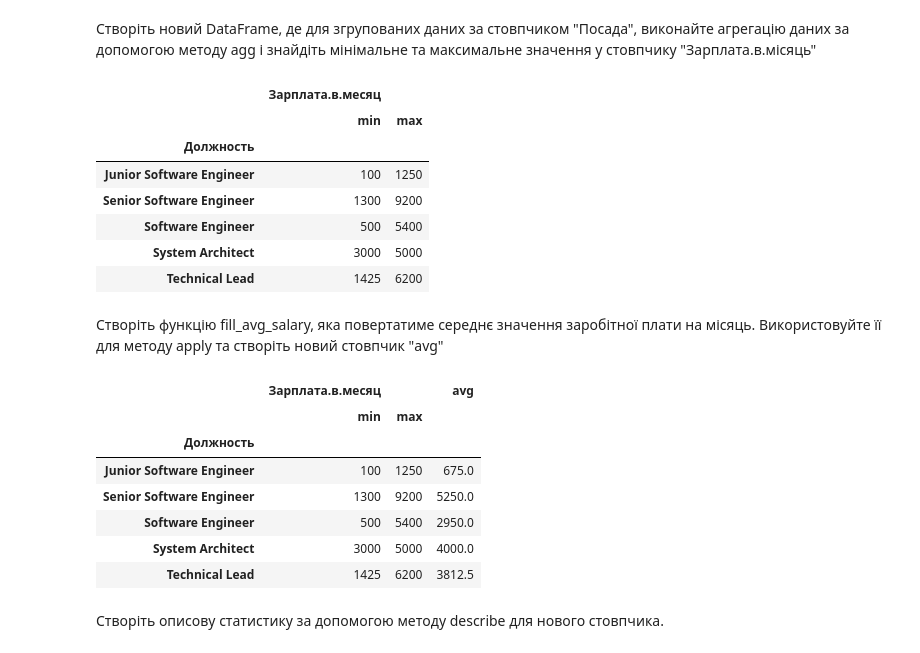
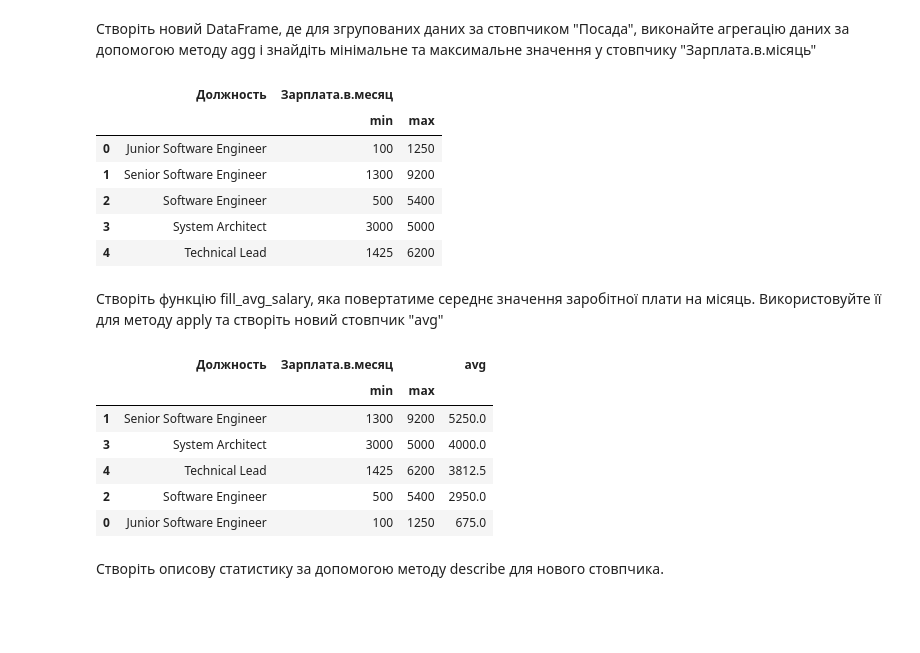
Before and after one commit to OleksandrGnatiuk/python_DS_02, a Jupyter notebook: HW_02_2.ipynb, the cells around one changed output. Cells and saved outputs as stored; diff of their text form; code cells hidden in the pictures; blank space fills up the shorter version.

```diff
--- a/HW_02_2.ipynb
+++ b/HW_02_2.ipynb
@@ -182,7 +183,7 @@ python_data.shape
 # %% [markdown]
 Використовуючи метод groupby, виконайте групування за стовпчиком "Посада"
 # %%
-python_data_1 = python_data.groupby("Должность")
+python_data_1 = python_data.groupby("Должность", as_index=False)
 python_data_1
 # %% [output]
 <pandas.core.groupby.generic.DataFrameGroupBy object at 0x...>
@@ -192,35 +193,34 @@ python_data_1
 salary = python_data_1.agg({"Зарплата.в.месяц": [np.min, np.max]})
 salary
 # %% [output]
-|  | Зарплата.в.месяц |  |
-|  | min | max |
-| Должность |  |  |
-| Junior Software Engineer | 100 | 1250 |
-| Senior Software Engineer | 1300 | 9200 |
-| Software Engineer | 500 | 5400 |
-| System Architect | 3000 | 5000 |
-| Technical Lead | 1425 | 6200 |
+|  | Должность | Зарплата.в.месяц |  |
+|  |  | min | max |
+| 0 | Junior Software Engineer | 100 | 1250 |
+| 1 | Senior Software Engineer | 1300 | 9200 |
+| 2 | Software Engineer | 500 | 5400 |
+| 3 | System Architect | 3000 | 5000 |
+| 4 | Technical Lead | 1425 | 6200 |
 # %% [markdown]
 Створіть функцію fill_avg_salary, яка повертатиме середнє значення заробітної плати на місяць. Використовуйте її для методу apply та створіть новий стовпчик "avg"
 # %%
 def fill_avg_salary(row):
   min_salary = row['Зарплата.в.месяц']['min']
   max_salary = row['Зарплата.в.месяц']['max']
   return np.average([min_salary, max_salary])
 
 # За допомогою методу apply() застосовуємо функцію fill_avg_salary() до кожної стрічки таблиці.
 # Тобто, для кожної стрічки визначаємо середню зарплату та записуємо ці дані в новий стовбець:
 salary['avg'] = salary.apply(fill_avg_salary, axis=1)
-salary
+# Відсортуємо дані середньої заробітної плати від більшої до меньшої:
+salary.sort_values('avg', ascending=False)
 # %% [output]
-|  | Зарплата.в.месяц |  | avg |
-|  | min | max |  |
-| Должность |  |  |  |
-| Junior Software Engineer | 100 | 1250 | 675.0 |
-| Senior Software Engineer | 1300 | 9200 | 5250.0 |
-| Software Engineer | 500 | 5400 | 2950.0 |
-| System Architect | 3000 | 5000 | 4000.0 |
-| Technical Lead | 1425 | 6200 | 3812.5 |
+|  | Должность | Зарплата.в.месяц |  | avg |
+|  |  | min | max |  |
+| 1 | Senior Software Engineer | 1300 | 9200 | 5250.0 |
+| 3 | System Architect | 3000 | 5000 | 4000.0 |
+| 4 | Technical Lead | 1425 | 6200 | 3812.5 |
+| 2 | Software Engineer | 500 | 5400 | 2950.0 |
+| 0 | Junior Software Engineer | 100 | 1250 | 675.0 |
 # %% [markdown]
 Створіть описову статистику за допомогою методу describe для нового стовпчика.
 # %%
```
Also changed, not shown: parts of 1 cell of this notebook, 1 other file.
